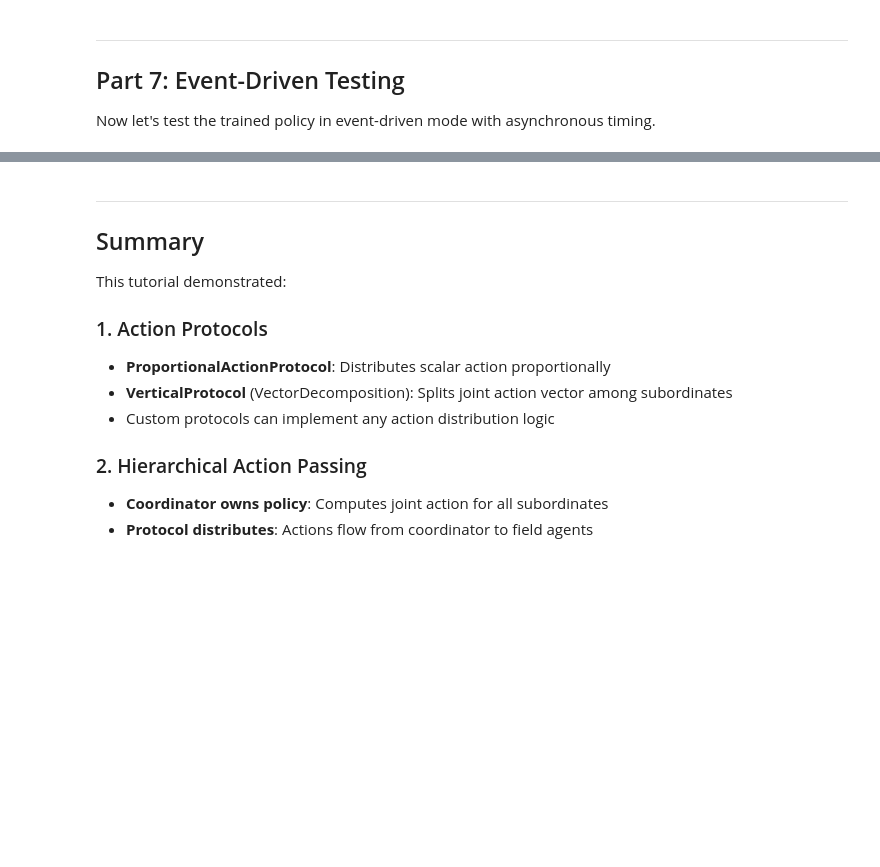
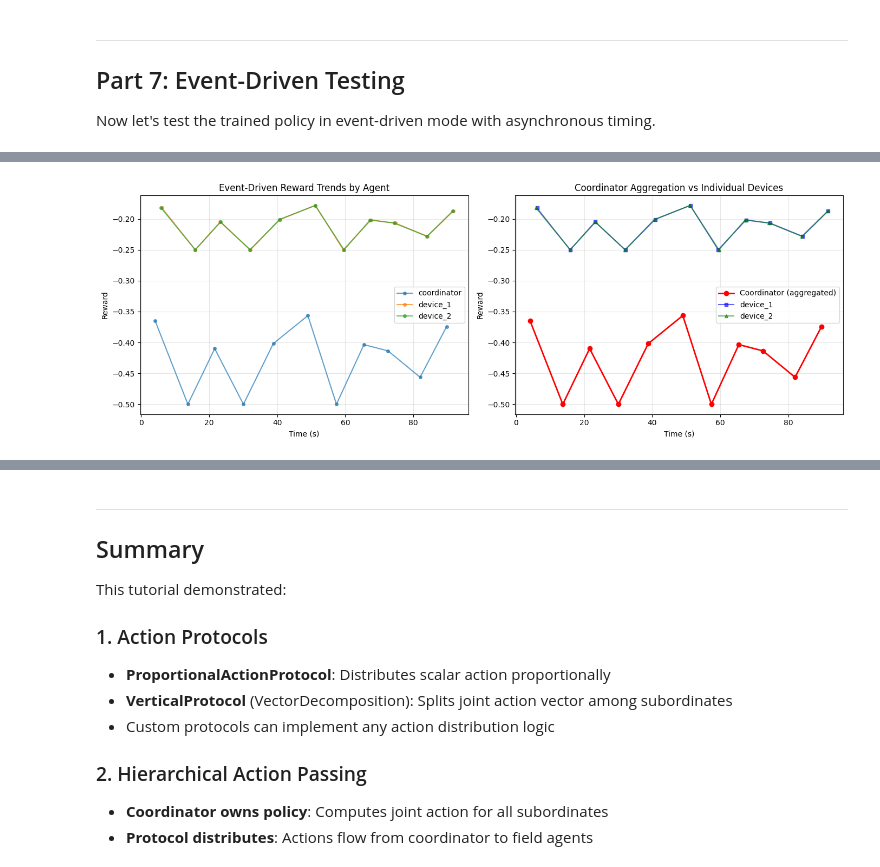
Before and after one commit to Criss-Wang/PowerGym, a Jupyter notebook: examples/action_passing_tutorial.ipynb, the cells around one changed output, grey strips where cells are left out. Drawn from its saved outputs; the diff is of its cells as text; code cells hidden in the pictures; blank space fills up the shorter version.

```diff
--- a/examples/action_passing_tutorial.ipynb
+++ b/examples/action_passing_tutorial.ipynb
@@ -691,6 +858,17 @@ env_coordinator = env.registered_agents.get("coordinator")
 if env_coordinator:
     env_coordinator.policy = coordinator_policy
     print(f"  Policy set on coordinator: {env_coordinator.policy is not None}")
+
+# Clear reward histories from training before event-driven execution
+print("\nClearing reward histories from training phase...")
+for agent_id in ["coordinator", "device_1", "device_2"]:
+    agent = env.registered_agents.get(agent_id)
+    if agent and hasattr(agent, '_reward_history'):
+        agent._reward_history = []
+        agent._last_reward_timestamp = None
+        if hasattr(agent, '_last_reward'):
+            delattr(agent, '_last_reward')
+print("  Reward histories cleared")
 
 # Run event-driven simulation
 print("\n" + "="*80)
@@ -745,0 +947,72 @@ print()
+# %%
+# Extract and plot reward trends from event-driven execution
+print("="*80)
+print("Event-Driven Reward Trends")
+print("="*80)
+
+# Extract reward history from agents
+reward_data = {"coordinator": [], "device_1": [], "device_2": []}
+timestamps = {"coordinator": [], "device_1": [], "device_2": []}
+
+for agent_id in ["coordinator", "device_1", "device_2"]:
+    agent = env.registered_agents.get(agent_id)
+    if agent and hasattr(agent, '_reward_history') and agent._reward_history:
+        # Extract timestamps and rewards from history
+        for timestamp, reward in agent._reward_history:
+            timestamps[agent_id].append(timestamp)
+            reward_data[agent_id].append(reward)
+        print(f"  {agent_id}: {len(agent._reward_history)} reward data points")
+
+# Plot reward trends
+if any(len(rewards) > 0 for rewards in reward_data.values()):
+    fig, (ax1, ax2) = plt.subplots(1, 2, figsize=(14, 5))
+
+    # Plot 1: Individual agent rewards over time
+    for agent_id, rewards in reward_data.items():
+        if len(rewards) > 0:
+            ts = timestamps[agent_id]
+            if agent_id == "coordinator":
+                ts = ts[1:]
+                rewards = rewards[1:]
+            ax1.plot(ts, rewards, 'o-', label=agent_id, alpha=0.7, markersize=4)
+
+    ax1.set_xlabel('Time (s)')
+    ax1.set_ylabel('Reward')
+    ax1.set_title('Event-Driven Reward Trends by Agent')
+    ax1.legend()
+    ax1.grid(True, alpha=0.3)
+
+    # Plot 2: Coordinator vs Device comparison
+    if len(reward_data["coordinator"]) > 0:
+        ax2.plot(timestamps["coordinator"][1:], reward_data["coordinator"][1:],
+                'ro-', label='Coordinator (aggregated)', markersize=6, linewidth=2)
+
+    if len(reward_data["device_1"]) > 0:
+        ax2.plot(timestamps["device_1"], reward_data["device_1"],
+                'bs-', label='device_1', markersize=4, alpha=0.6)
+
+    if len(reward_data["device_2"]) > 0:
+        ax2.plot(timestamps["device_2"], reward_data["device_2"],
+                'g^-', label='device_2', markersize=4, alpha=0.6)
+
+    ax2.set_xlabel('Time (s)')
+    ax2.set_ylabel('Reward')
+    ax2.set_title('Coordinator Aggregation vs Individual Devices')
+    ax2.legend()
+    ax2.grid(True, alpha=0.3)
+
+    plt.tight_layout()
+    plt.show()
+
+    # Print summary statistics
+    if len(reward_data["coordinator"]) > 0:
+        coord_rewards = reward_data["coordinator"]
+        print(f"\nCoordinator Reward Stats (aggregated):")
+        print(f"  Mean: {np.mean(coord_rewards):.4f}")
+        print(f"  Std:  {np.std(coord_rewards):.4f}")
+        print(f"  Min:  {np.min(coord_rewards):.4f}")
+        print(f"  Max:  {np.max(coord_rewards):.4f}")
+        print(f"\nNote: Coordinator reward = sum of subordinate rewards (for monitoring)")
+else:
+    print("\n⚠ No reward data captured")
+# %% [output]
@@ -745,0 +1025 @@ print()
+[figure, added]
```
Also changed, not shown: parts of 14 cells of this notebook, 6 other files.
